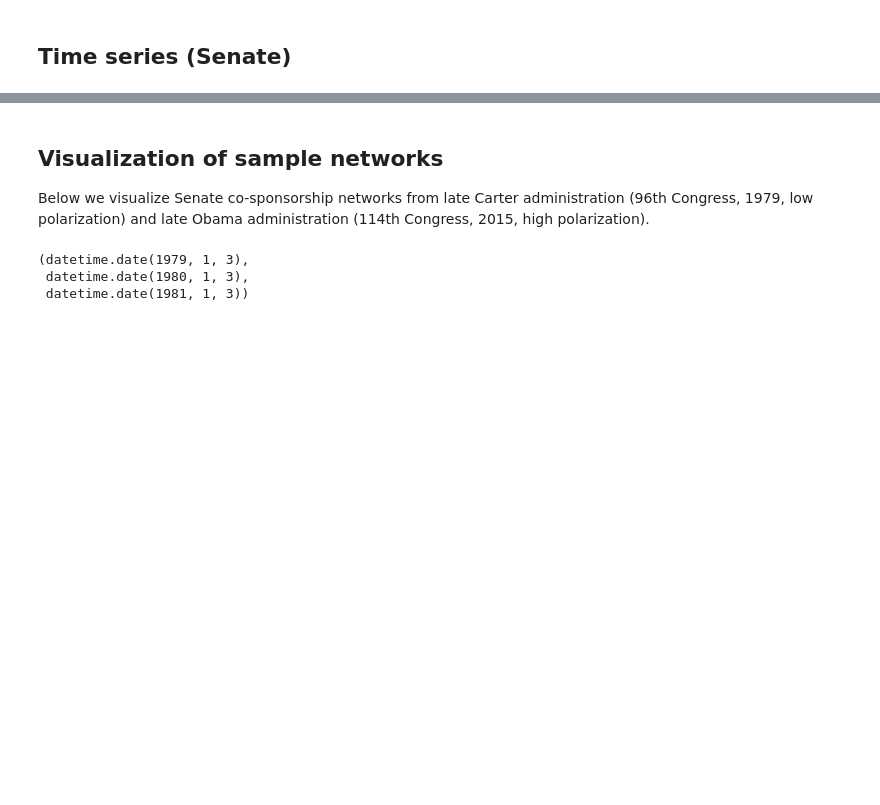
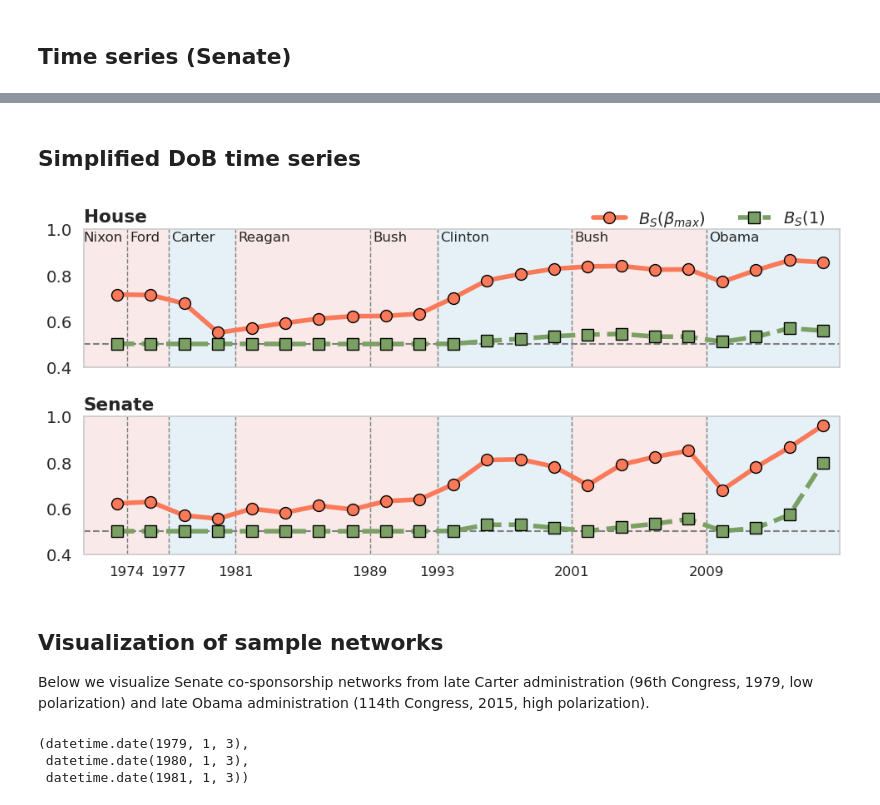
Before and after one commit to sztal/msb, a Jupyter notebook: notebooks/5-congress/5-congress.ipynb, the cells around one changed output, grey strips where cells are left out. Drawn from its saved outputs; the diff is of its cells as text; code cells hidden in the pictures; blank space fills up the shorter version.

```diff
--- a/notebooks/5-congress/5-congress.ipynb
+++ b/notebooks/5-congress/5-congress.ipynb
@@ -369,3 +385,67 @@ fig.savefig(FIGS/"congress-senate.pdf", bbox_inches="tight")
+# %% [markdown]
+## Simplified DoB time series
+# %%
+fig, axes = plt.subplots(nrows=2, figsize=(10, 5))
+
+for ax, chamber in zip(axes.flat, ["H", "S"]):
+    date0   = data["start"].min() - relativedelta(years=1)
+    title   = "House" if chamber == "H" else "Senate"
+    df      = data.set_index("chamber").loc[chamber]
+
+    ax.axhline(.5, ls="--", color="gray")
+
+    x  = df["mid"]
+    y  = df["dobs"]
+    c  = COLORS[0]
+    pkws = dict(markersize=10, markeredgecolor="black")
+    ax.plot(
+        x, y, color=c, linewidth=4, marker="o", zorder=11, **pkws,
+        label=r"$B_S(\beta_{max})$"
+    )
+    y = df["dobs1"]
+    c = COLORS[1]
+    ax.plot(
+        x, y, color=c, linewidth=4, ls="--", marker="s", zorder=10, **pkws,
+        label=r"$B_S(1)$"
+    )
+    ax.set_title(title, fontweight="bold", ha="left", x=0)
+    ax.set_ylim(.4, 1)
+
+
+ax = axes[0]
+ax.get_xaxis().set_ticklabels([])
+ax.legend(
+    loc="upper right", ncol=2, frameon=False,
+    fontsize=14, bbox_to_anchor=(1, 1.25)
+)
+
+ax = axes[-1]
+formatter = mdates.DateFormatter("%Y")
+ax.xaxis.set_major_formatter(formatter)
+ticks = PRESDF["start"]
+ax.set_xticks(ticks)
+ax.xaxis.set_tick_params(labelsize=12)
+
+for ax in axes:
+    ax.set_xlim(date0, data["end"].max())
+    ax.grid(False)
+    for _, row in PRESDF.iterrows():
+        color = RED if row["affil"] == "Republican" else BLUE
+        ax.fill_between(row[["start", "end"]], -100, 400, color=color, alpha=.1, linewidth=0)
+        name  = row["surname"]
+        start = row["start"].date()
+        x     = max(date0, start  + relativedelta(months=2))
+        y     = .95 if ax is axes[0] else .55
+
+        if ax is axes[0]:
+            ax.text(x, y, name, size=12)
+        if start > date0:
+            ax.axvline(start, ls="--", color="gray", linewidth=1, zorder=1)
+
+fig.tight_layout()
+fig.savefig(FIGS/"congress-simplified.pdf", bbox_inches="tight")
+# %% [output]
+[figure, added]
 # %% [markdown]
 ## Visualization of sample networks
 
```
Also changed, not shown: parts of 3 cells of this notebook, 2 other files.
